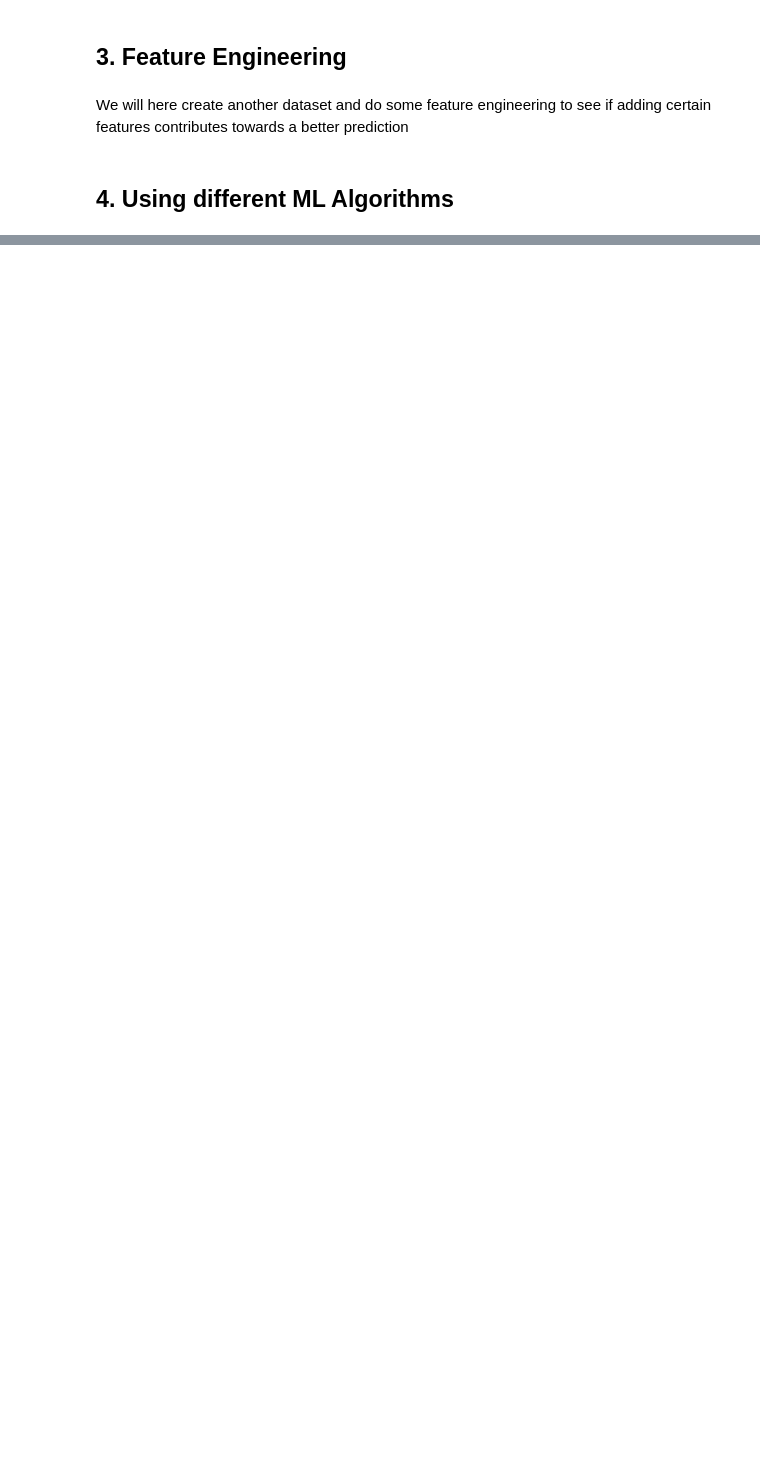
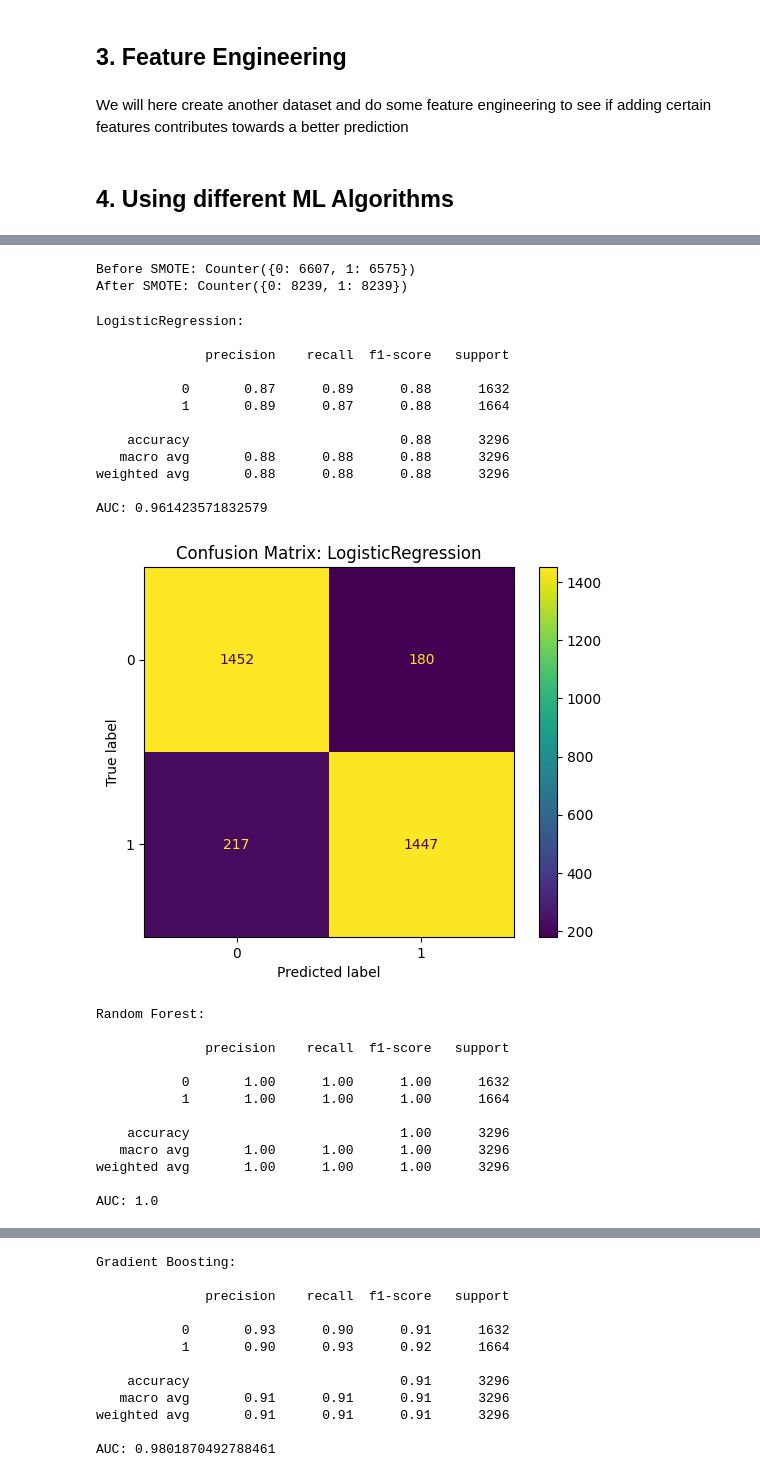
Before and after one commit to esraa-el-tohamii/Health-Care-Project, a Jupyter notebook: Diabetes Dataset Prediction.ipynb, the cells around one changed output, grey strips where cells are left out. Saved outputs shown, nothing was run; the diff lists cells and outputs as text; code cells hidden in the pictures; blank space fills up the shorter version.

```diff
--- a/Diabetes Dataset Prediction.ipynb
+++ b/Diabetes Dataset Prediction.ipynb
@@ -232,0 +83,68 @@ joblib.dump(best_model, 'best_diabetes_model.pkl')
+# %%
+X = df.drop('diabetes', axis=1)
+y = df['diabetes']
+# %%
+rus = RandomUnderSampler(random_state=42)
+X_resampled, y_resampled = rus.fit_resample(X, y)
+# %%
+X_train, X_test, y_train, y_test = train_test_split(X_resampled, y_resampled, test_size=0.2, random_state=42)
+# %%
+from collections import Counter
+
+print("Before SMOTE:", Counter(y_train))
+print("After SMOTE:", Counter(y_resampled))
+# %% [output]
+Before SMOTE: Counter({0: 6607, 1: 6575})
+After SMOTE: Counter({0: 8239, 1: 8239})
+# %%
+# Different models to classify
+models = {
+    "LogisticRegression": LogisticRegression(max_iter=1000),
+    "Random Forest": RandomForestClassifier(),
+    "Gradient Boosting": GradientBoostingClassifier(),
+    "K-Nearest Neighbors": KNeighborsClassifier(),
+    "XGBoost": xgb.XGBClassifier(n_estimators=50, max_depth=3, use_label_encoder=False, eval_metric='logloss')
+}
+
+for name, model in models.items():
+    model.fit(X_resampled, y_resampled)  # Use under-sampled data
+    y_pred = model.predict(X_test)
+
+    print(f"\n{name}:\n")
+    print(classification_report(y_test, y_pred))
+
+    y_probs = model.predict_proba(X_test)[:, 1]
+    print("AUC:", roc_auc_score(y_test, y_probs))
+
+    cm = confusion_matrix(y_test, y_pred)
+    disp = ConfusionMatrixDisplay(cm)
+    fig, ax = plt.subplots()
+    disp.plot(ax=ax)
+    ax.set_title(f"Confusion Matrix: {name}")
+    plt.show()
+# %% [output]
+LogisticRegression:
+
+              precision    recall  f1-score   support
+
+           0       0.87      0.89      0.88      1632
+           1       0.89      0.87      0.88      1664
+
+    accuracy                           0.88      3296
+   macro avg       0.88      0.88      0.88      3296
+weighted avg       0.88      0.88      0.88      3296
+
+AUC: 0.961423571832579
+[figure, added]
+Random Forest:
+
+              precision    recall  f1-score   support
+
+           0       1.00      1.00      1.00      1632
+           1       1.00      1.00      1.00      1664
+
+    accuracy                           1.00      3296
+   macro avg       1.00      1.00      1.00      3296
+weighted avg       1.00      1.00      1.00      3296
+
+AUC: 1.0
@@ -232,0 +152,12 @@ joblib.dump(best_model, 'best_diabetes_model.pkl')
+Gradient Boosting:
+
+              precision    recall  f1-score   support
+
+           0       0.93      0.90      0.91      1632
+           1       0.90      0.93      0.92      1664
+
+    accuracy                           0.91      3296
+   macro avg       0.91      0.91      0.91      3296
+weighted avg       0.91      0.91      0.91      3296
+
+AUC: 0.9801870492788461
```
Also changed, not shown: parts of 14 cells of this notebook, 1 other file.
